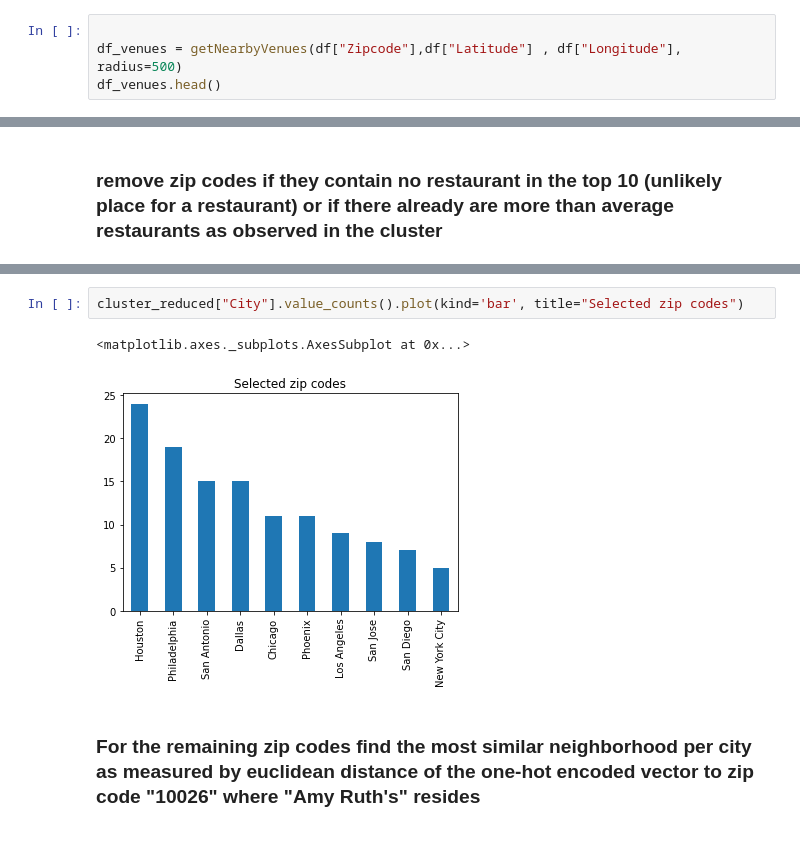
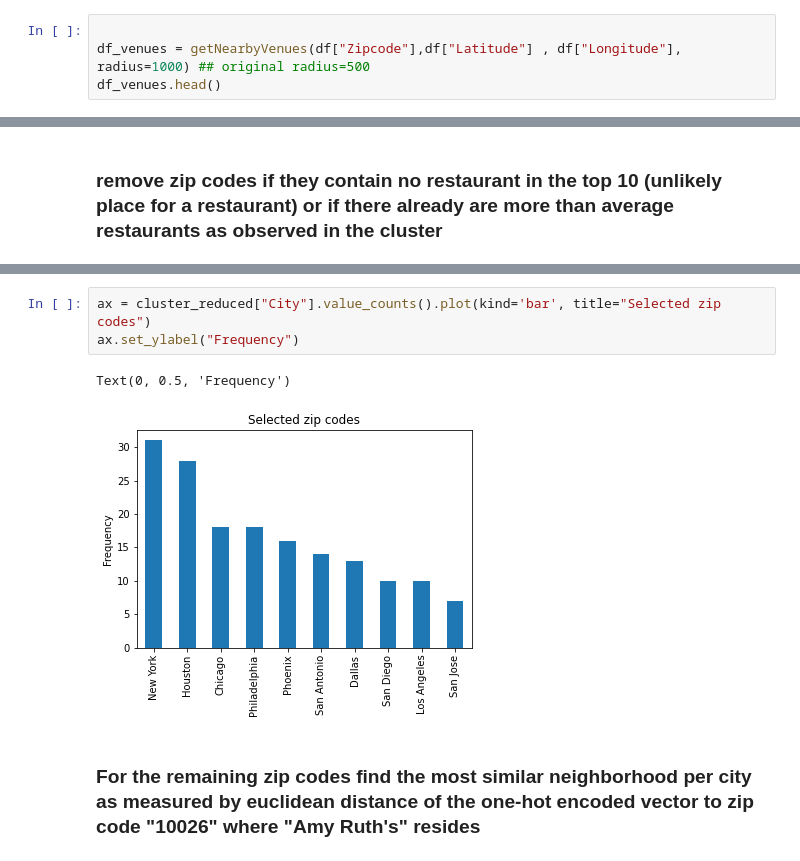
Before and after one commit to ztk007/Coursera_Capstone, a Jupyter notebook: Applied Data Science Capstone Week 4 and 5.ipynb, the cells around one changed output, grey strips where cells are left out. Saved outputs shown, nothing was run; the diff lists cells and outputs as text.

```diff
--- a/Applied Data Science Capstone Week 4 and 5.ipynb
+++ b/Applied Data Science Capstone Week 4 and 5.ipynb
@@ -286,7 +314,7 @@ print (df.shape)
 (572, 5)
 # %%
 
-df_venues = getNearbyVenues(df["Zipcode"],df["Latitude"] , df["Longitude"], radius=500)
+df_venues = getNearbyVenues(df["Zipcode"],df["Latitude"] , df["Longitude"], radius=1000) ## original radius=500
 df_venues.head()
 # %% [output]
 |  | Zipcode | Zipcode Latitude | Zipcode Longitude | Venue | Venue Latitude | Venue Longitude | ... |
@@ -552,8 +608,9 @@ Average number of restaurants in top 10 list 1.4918032786885247
 # %%
-cluster_reduced["City"].value_counts().plot(kind='bar', title="Selected zip codes")
+ax = cluster_reduced["City"].value_counts().plot(kind='bar', title="Selected zip codes")
+ax.set_ylabel("Frequency")
 # %% [output]
-<matplotlib.axes._subplots.AxesSubplot at 0x...>
+Text(0, 0.5, 'Frequency')
-[figure, old version]
+[figure, new version]
 # %% [markdown]
 ### For the remaining zip codes find the most similar neighborhood per city as measured by euclidean distance of the one-hot encoded vector to zip code "10026" where "Amy Ruth's" resides
 # %%
```
Also changed, not shown: parts of 25 cells of this notebook.
